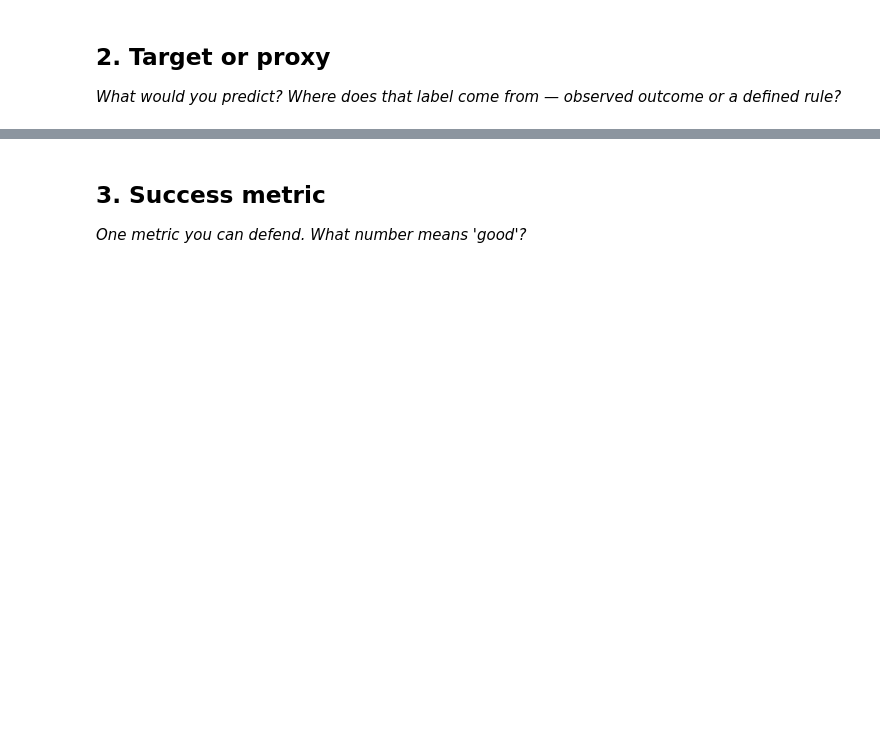
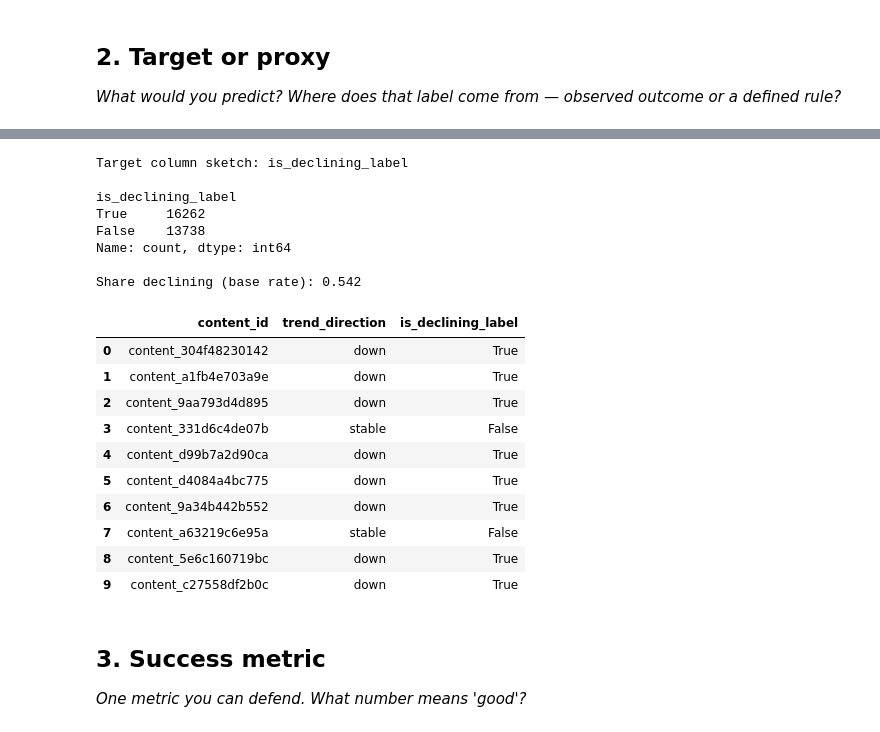
Before and after one commit to fkashaf19-afk/ml-internship, a Jupyter notebook: work/notebooks/w02_ml_task_framing.ipynb, the cells around one changed output, grey strips where cells are left out. Drawn from its saved outputs; the diff is of its cells as text; code cells hidden in the pictures; blank space fills up the shorter version.

```diff
--- a/work/notebooks/w02_ml_task_framing.ipynb
+++ b/work/notebooks/w02_ml_task_framing.ipynb
@@ -23,3 +71,36 @@ This skeleton is yours to fill. Work the sections **in order** — each one has
+# %%
+import pandas as pd
+
+df = pd.read_csv("data/raw/content_refresh_anonymized.csv")
+
+# is_declining_label is not a raw column -- it's derived from trend_direction,
+# exactly as the starter pipeline (01_prepare_features.py) computes it.
+df['is_declining_label'] = df['trend_direction'] == 'down'
+
+print("Target column sketch: is_declining_label\n")
+print(df['is_declining_label'].value_counts())
+print("\nShare declining (base rate):", round(df['is_declining_label'].mean(), 3))
+df[['content_id', 'trend_direction', 'is_declining_label']].head(10)
+# %% [output]
+Target column sketch: is_declining_label
+
+is_declining_label
+True     16262
+False    13738
+Name: count, dtype: int64
+
+Share declining (base rate): 0.542
+|  | content_id | trend_direction | is_declining_label |
+| 0 | content_304f48230142 | down | True |
+| 1 | content_a1fb4e703a9e | down | True |
+| 2 | content_9aa793d4d895 | down | True |
+| 3 | content_331d6c4de07b | stable | False |
+| 4 | content_d99b7a2d90ca | down | True |
+| 5 | content_d4084a4bc775 | down | True |
+| 6 | content_9a34b442b552 | down | True |
+| 7 | content_a63219c6e95a | stable | False |
+| 8 | content_5e6c160719bc | down | True |
+| 9 | content_c27558df2b0c | down | True |
 # %% [markdown]
 ## 3. Success metric
 
```
Also changed, not shown: parts of 13 cells of this notebook.
